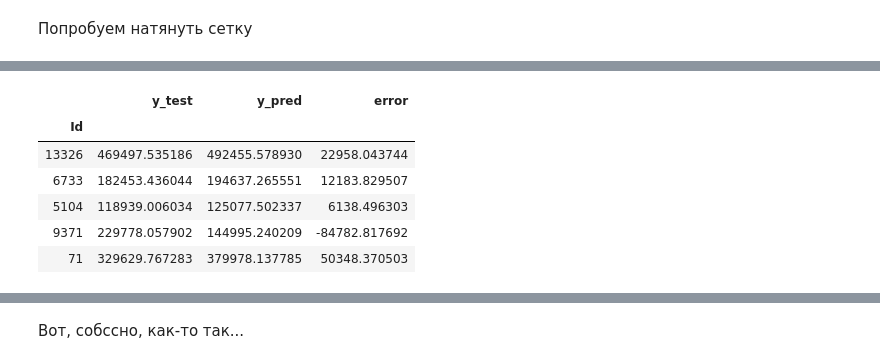
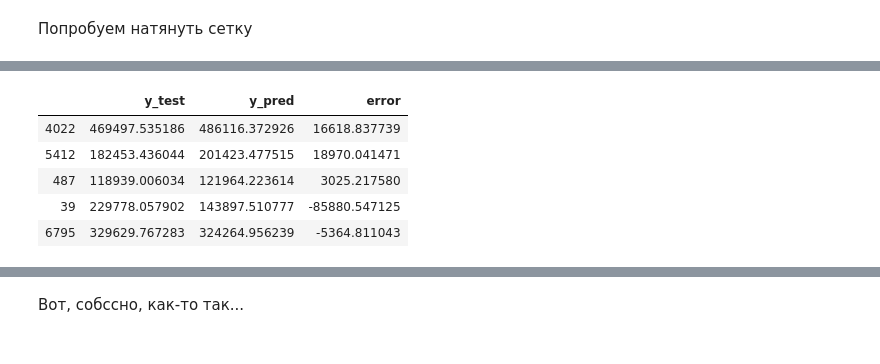
Before and after one commit to comrade747/python, a Jupyter notebook: project_task/ErshovAA_workbook2.ipynb, the cells around one changed output, grey strips where cells are left out. Cells and saved outputs as stored; diff of their text form; code cells hidden in the pictures.

```diff
--- a/project_task/ErshovAA_workbook2.ipynb
+++ b/project_task/ErshovAA_workbook2.ipynb
@@ -688,0 +706,4 @@ GradientBoostingRegressor(alpha=0.9, criterion='friedman_mse', init=None,
+# %%
+%%time
+
+grid_search.fit(X_train, y_train_encoded)
@@ -689,3 +733,15 @@ GradientBoostingRegressor(alpha=0.9, criterion='friedman_mse', init=None,
+# %%
+gbr = GradientBoostingRegressor(
+    max_depth=50,
+    max_features=2,
+    min_samples_leaf=2,
+    min_samples_split=3,
+    n_estimators=400,
+    random_state=42)
+
+gbr.fit(X_train, y_train)
+
+y_pred = gbr.predict(X_test)
 # %%
 y_train_preds = final_model.predict(X_train)
 evaluate_preds(y_train, y_train_preds)
@@ -717,22 +751,17 @@ X_train.describe()
-# %%
-y_pred = rfr.predict(X_test)
-# %%
-y_pred = rfr.predict(X_test)
 # %%
 check_test_rfr = pd.DataFrame({
-    "y_test": y_test["Price"],
+    "y_test": y_test,
     "y_pred": y_pred.flatten()
 })
 
 check_test_rfr["error"] = check_test_rfr["y_pred"] - check_test_rfr["y_test"]
 
 check_test_rfr.head()
 # %% [output]
 |  | y_test | y_pred | error |
-| Id |  |  |  |
-| 13326 | 469497.535186 | 492455.578930 | 22958.043744 |
-| 6733 | 182453.436044 | 194637.265551 | 12183.829507 |
-| 5104 | 118939.006034 | 125077.502337 | 6138.496303 |
-| 9371 | 229778.057902 | 144995.240209 | -84782.817692 |
-| 71 | 329629.767283 | 379978.137785 | 50348.370503 |
+| 4022 | 469497.535186 | 486116.372926 | 16618.837739 |
+| 5412 | 182453.436044 | 201423.477515 | 18970.041471 |
+| 487 | 118939.006034 | 121964.223614 | 3025.217580 |
+| 39 | 229778.057902 | 143897.510777 | -85880.547125 |
+| 6795 | 329629.767283 | 324264.956239 | -5364.811043 |
 # %%
```
Also changed, not shown: parts of 25 cells of this notebook.
